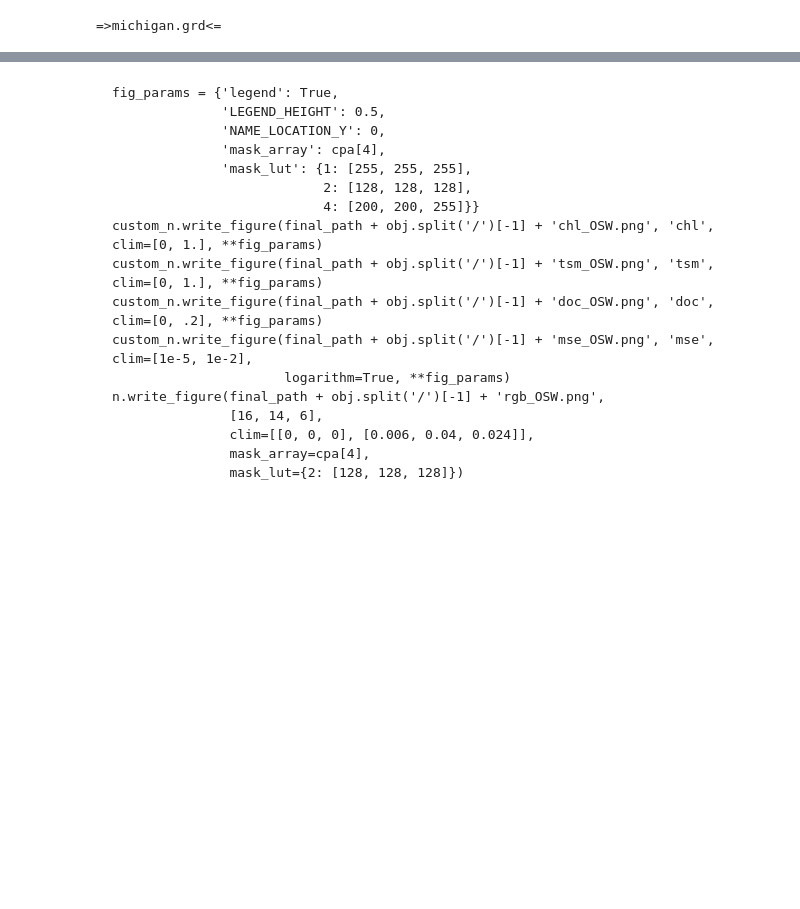
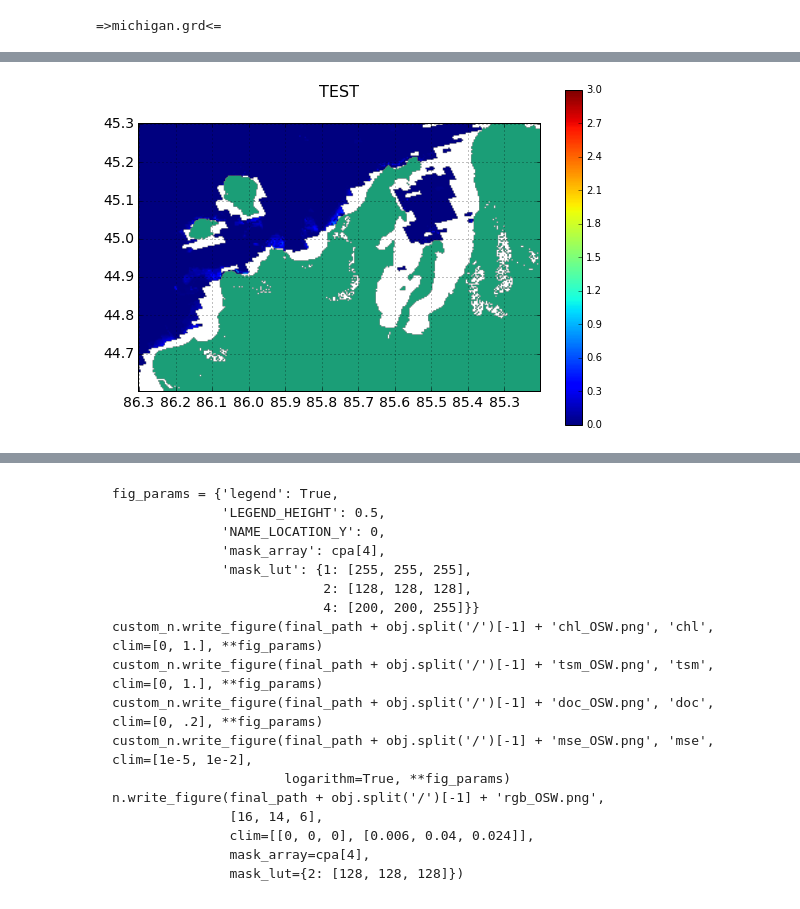
Before and after one commit to korvinos/work, a Jupyter notebook: exercises.ipynb, the cells around one changed output, grey strips where cells are left out. Drawn from its saved outputs; the diff is of its cells as text; code cells hidden in the pictures; blank space fills up the shorter version.

```diff
--- a/exercises.ipynb
+++ b/exercises.ipynb
@@ -40,0 +57,6 @@ img = Nansat.write_figure(n_img, 'test.png', [10, 8, 2])
+# %%
+wavelens_base = [412, 443, 469, 488, 531, 547, 555, 645, 667, 678]   # All MODIS channels
+wavelens_blue_off = [443, 469, 488, 531, 547, 555, 645, 667, 678]    # Without 412 nm
+wavelens_1x1km_bands = [412, 443, 488, 531, 645, 678]   # Only 1 km spatial resolution bands. Need to try 547 band
+wavelens_red_off = [412, 443, 469, 488, 531, 547, 555, 645, 667]    # Without 678 nm
+wavelens_blueandred_off = [443, 469, 488, 531, 547, 555, 645, 667]   # Without 412 nm and 678 nm
@@ -87,0 +131,18 @@ NameError: name 'Boreali' is not defined
+# %%
+def show_it(obj, name):
+    plt.figure(figsize=(9,6))
+    plt.imshow(obj, clim=[0., 3.])
+    plt.colorbar()
+
+    # Coordinate grid params
+    y = np.arange(0.0, 201.0, 200.0 / 7)
+    y_labels = np.arange(45.3, 44.5, -0.1)
+    x = np.arange(0.0, 301.0, 300.0 / 11)
+    x_labels = np.arange(86.3, 85.2, -0.1)
+
+    plt.title(name, y=1.08, fontsize=16)
+    plt.yticks(y, y_labels)
+    plt.xticks(x, x_labels)
+    plt.tick_params(labelsize=14)
+    plt.imshow(h_mask, cmap='Dark2')
+    plt.grid(color='black')
@@ -87,0 +156,3 @@ NameError: name 'Boreali' is not defined
+# %%
+test8 = boreali_processing(n_img, wavelens_1x1km_bands, h, osw_mod='on')
+test9 = boreali_processing(n_img, wavelens_1x1km_bands, h, osw_mod='off')
@@ -87,0 +178,3 @@ NameError: name 'Boreali' is not defined
+# %%
+test1 = boreali_processing(n_img, wavelens_base, h, osw_mod='on')
+test2 = boreali_processing(n_img, wavelens_base, h, osw_mod='off')
@@ -87,0 +200,4 @@ NameError: name 'Boreali' is not defined
+# %%
+show_it(test1['chl']-test8['chl'], name='TEST')
+# %% [output]
+[figure, added]
```
Also changed, not shown: parts of 25 cells of this notebook.
